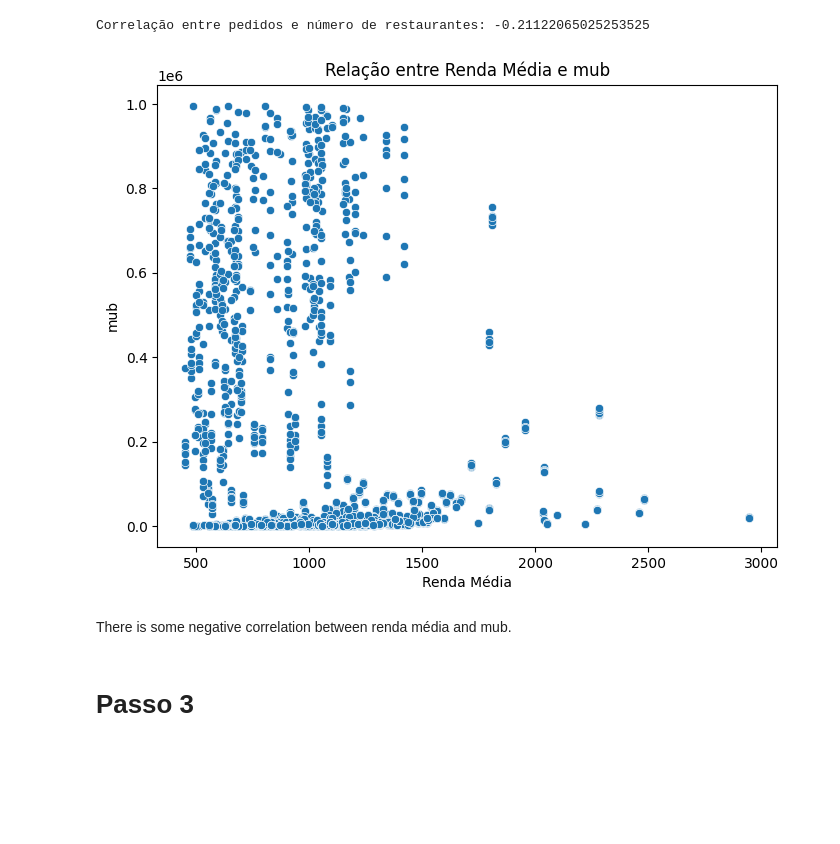
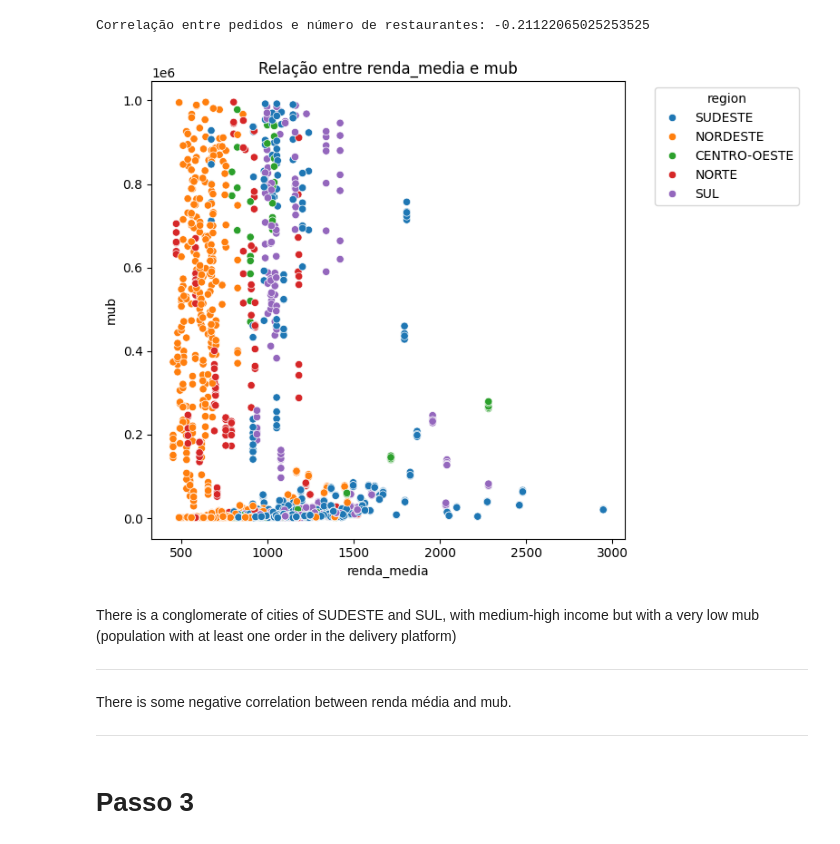
Before and after one commit to j4-metrics/Case-Ifood---Data-Analyst, a Jupyter notebook: PS_Ifood_Data_Analyst.ipynb, the cells around one changed output. Drawn from its saved outputs; the diff is of its cells as text; code cells hidden in the pictures; blank space fills up the shorter version.

```diff
--- a/PS_Ifood_Data_Analyst.ipynb
+++ b/PS_Ifood_Data_Analyst.ipynb
@@ -245,16 +257,15 @@ correlacao = df['mub'].corr(df['renda_media'])
 print(f"Correlação entre pedidos e número de restaurantes: {correlacao}")
 # %% [output]
 Correlação entre pedidos e número de restaurantes: -0.21122065025253525
-# %%
-plt.figure(figsize=(8, 6))
-sns.scatterplot(data=df, x='renda_media', y='mub')
-plt.title('Relação entre Renda Média e mub')
-plt.xlabel('Renda Média')
-plt.ylabel('mub')
-plt.show()
-# %% [output]
-[figure, removed]
+# %%
+mf.plot_scatter(data=df, x='renda_media', y='mub', hue="region")
+# %% [output]
+[figure, added]
+# %% [markdown]
+There is a conglomerate of cities of SUDESTE and SUL, with medium-high income but with a very low mub (population with at least one order in the delivery platform)
+___
 # %% [markdown]
 There is some negative correlation between renda média and mub.
+___
 # %% [markdown]
 # Passo 3
```
Also changed, not shown: parts of 21 cells of this notebook, 1 other file.
